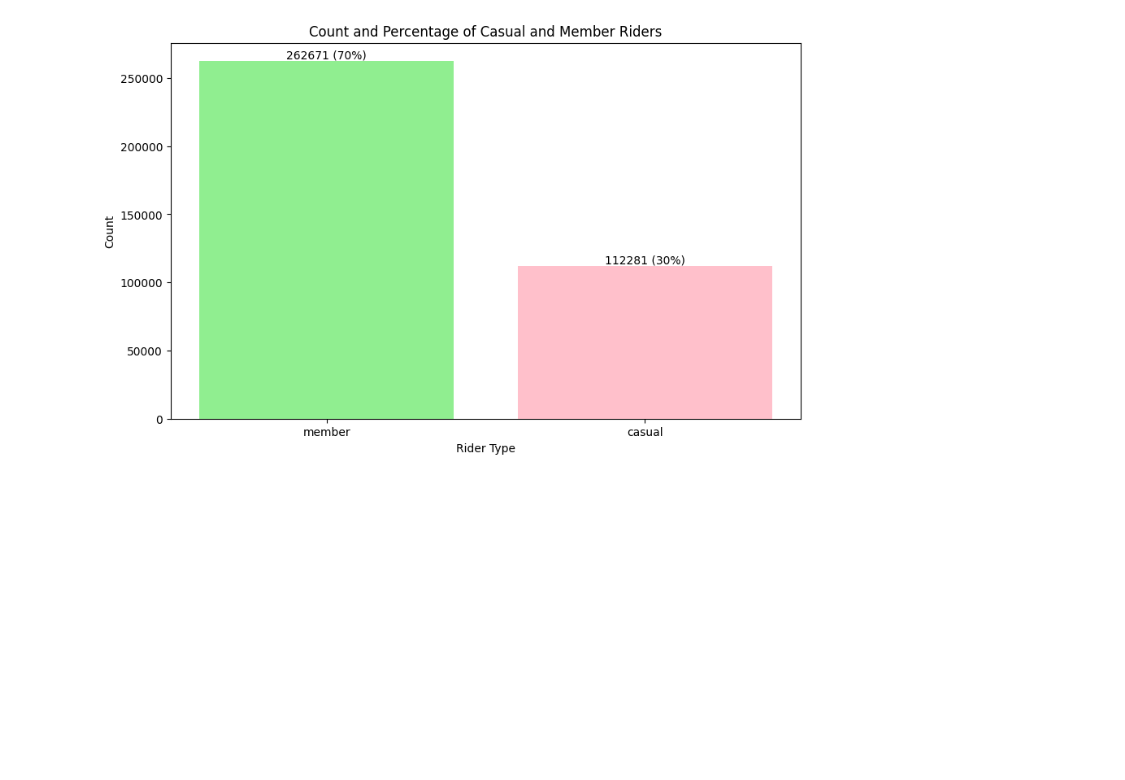
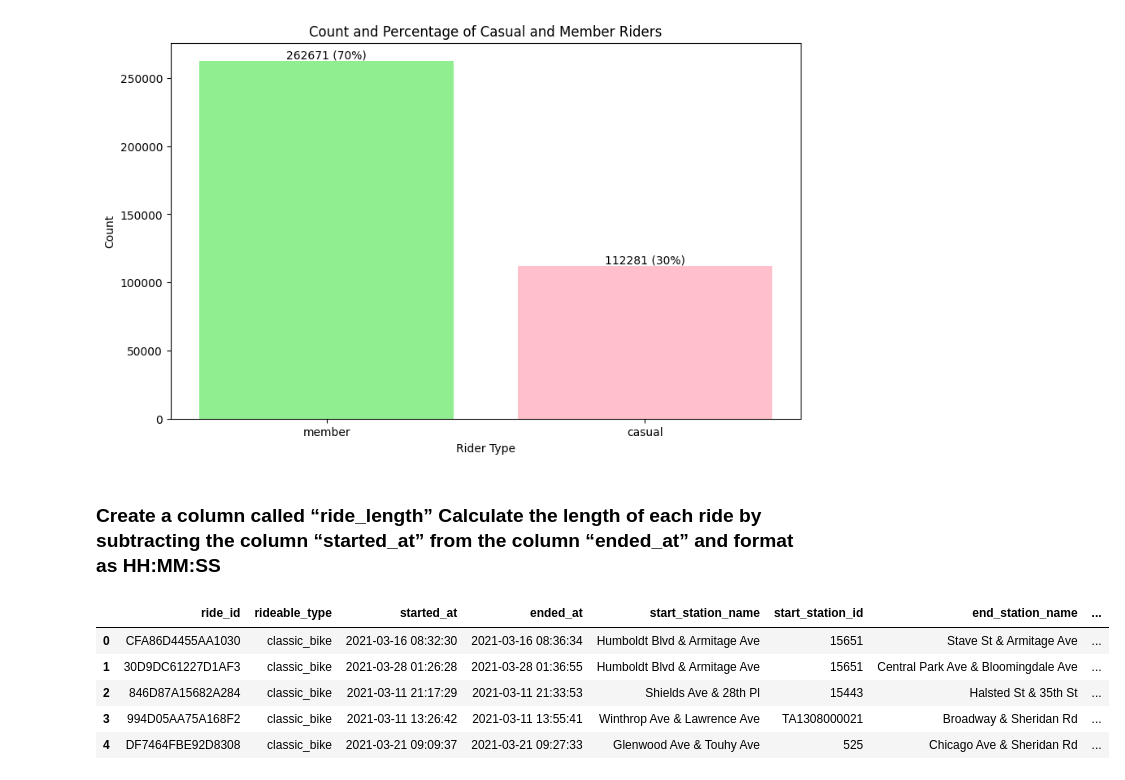
Before and after one commit to Nazneen-akram/coursera-rep, a Jupyter notebook: Google_CaseStudy_Bike_Share.ipynb, the cells around one changed output. Cells and saved outputs as stored; diff of their text form; code cells hidden in the pictures; blank space fills up the shorter version.

```diff
--- a/Google_CaseStudy_Bike_Share.ipynb
+++ b/Google_CaseStudy_Bike_Share.ipynb
@@ -192,3 +214,22 @@ for bar, count, percentage in zip(bars, counts, percentages):
 plt.show()
 # %% [output]
 [figure]
+# %% [markdown]
+### Create a column called **“ride_length”** Calculate the length of each ride by subtracting the column **“started_at”** from the column **“ended_at”** and format as HH:MM:SS
+# %%
+all_data['started_at'] = pd.to_datetime(all_data['started_at'])
+all_data['ended_at'] = pd.to_datetime(all_data['ended_at'])
+
+all_data['ride_length'] = all_data['ended_at'] - all_data['started_at']
+
+# Convert 'ride_length' to HH:MM:SS format
+all_data['ride_length'] = all_data['ride_length'].dt.total_seconds().astype(int).apply(lambda x: '{:02d}:{:02d}:{:02d}'.format(x // 3600, (x % 3600 // 60), x % 60))
+# %%
+all_data.head()
+# %% [output]
+|  | ride_id | rideable_type | started_at | ended_at | start_station_name | start_station_id | end_station_name | ... |
+| 0 | CFA86D4455AA1030 | classic_bike | 2021-03-16 08:32:30 | 2021-03-16 08:36:34 | Humboldt Blvd & Armitage Ave | 15651 | Stave St & Armitage Ave | ... |
+| 1 | 30D9DC61227D1AF3 | classic_bike | 2021-03-28 01:26:28 | 2021-03-28 01:36:55 | Humboldt Blvd & Armitage Ave | 15651 | Central Park Ave & Bloomingdale Ave | ... |
+| 2 | 846D87A15682A284 | classic_bike | 2021-03-11 21:17:29 | 2021-03-11 21:33:53 | Shields Ave & 28th Pl | 15443 | Halsted St & 35th St | ... |
+| 3 | 994D05AA75A168F2 | classic_bike | 2021-03-11 13:26:42 | 2021-03-11 13:55:41 | Winthrop Ave & Lawrence Ave | TA1308000021 | Broadway & Sheridan Rd | ... |
+| 4 | DF7464FBE92D8308 | classic_bike | 2021-03-21 09:09:37 | 2021-03-21 09:27:33 | Glenwood Ave & Touhy Ave | 525 | Chicago Ave & Sheridan Rd | ... |
```
Also changed, not shown: parts of 4 cells of this notebook.
